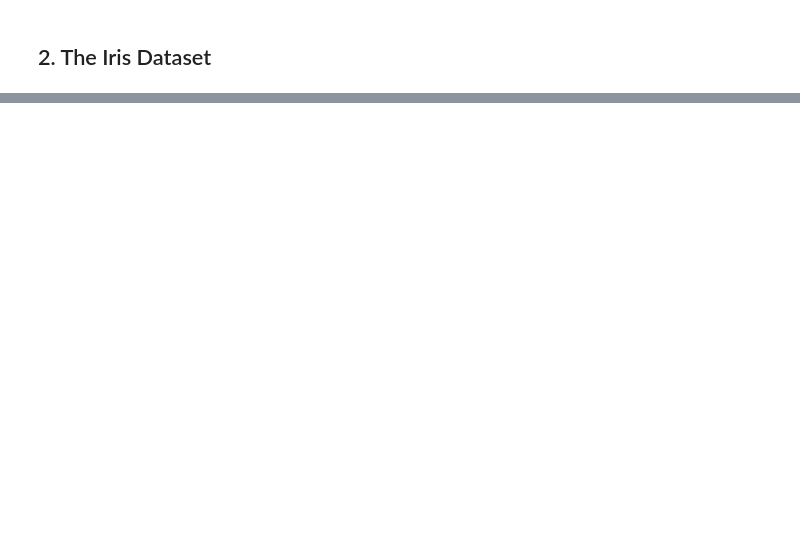
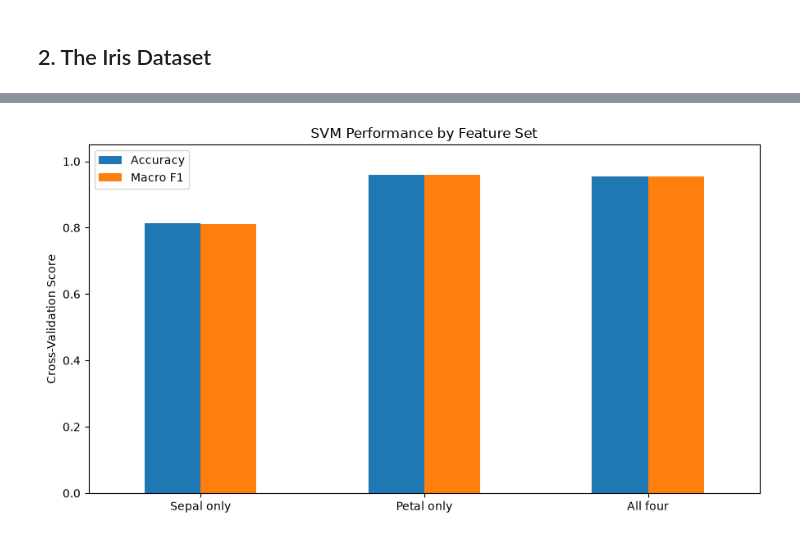
Before and after one commit to ladin-toplu/datasci530fall2026, a Jupyter notebook: Assignment5/Untitled-2.ipynb, the cells around one changed output, grey strips where cells are left out. Saved outputs shown, nothing was run; the diff lists cells and outputs as text; code cells hidden in the pictures; blank space fills up the shorter version.

```diff
--- a/Assignment5/Untitled-2.ipynb
+++ b/Assignment5/Untitled-2.ipynb
@@ -54,0 +146,6 @@ display(X.describe())
+# %%
+# Set up stratified 5-fold cross-validation
+cv = StratifiedKFold(n_splits=5, shuffle=True, random_state=0)
+
+# Evaluation metrics
+scoring = ["accuracy", "f1_macro"]
@@ -54,0 +330,18 @@ display(X.describe())
+# %%
+# Hyperparameter tuning for SVM
+param_grid = {
+    "svm__C": [0.1, 1, 10, 100],
+    "svm__gamma": [0.001, 0.01, 0.1, 1]
+}
+
+grid = GridSearchCV(
+    svm_model,
+    param_grid,
+    cv=cv,
+    scoring="accuracy"
+)
+
+grid.fit(X, y)
+
+print("Best parameters:", grid.best_params_)
+print("Best cross-validation accuracy:", round(grid.best_score_, 3))
@@ -54,0 +396,18 @@ display(X.describe())
+# %%
+# Plot accuracy and macro F1 by feature set
+ax = feature_comparison.set_index("Feature Set").plot(
+    kind="bar",
+    figsize=(9, 5),
+    rot=0
+)
+
+ax.set_title("SVM Performance by Feature Set")
+ax.set_ylabel("Cross-Validation Score")
+ax.set_xlabel("")
+ax.set_ylim(0, 1.05)
+
+plt.legend(title="")
+plt.tight_layout()
+plt.show()
+# %% [output]
+[figure, added]
```
Also changed, not shown: parts of 26 cells of this notebook, 4 other files.
